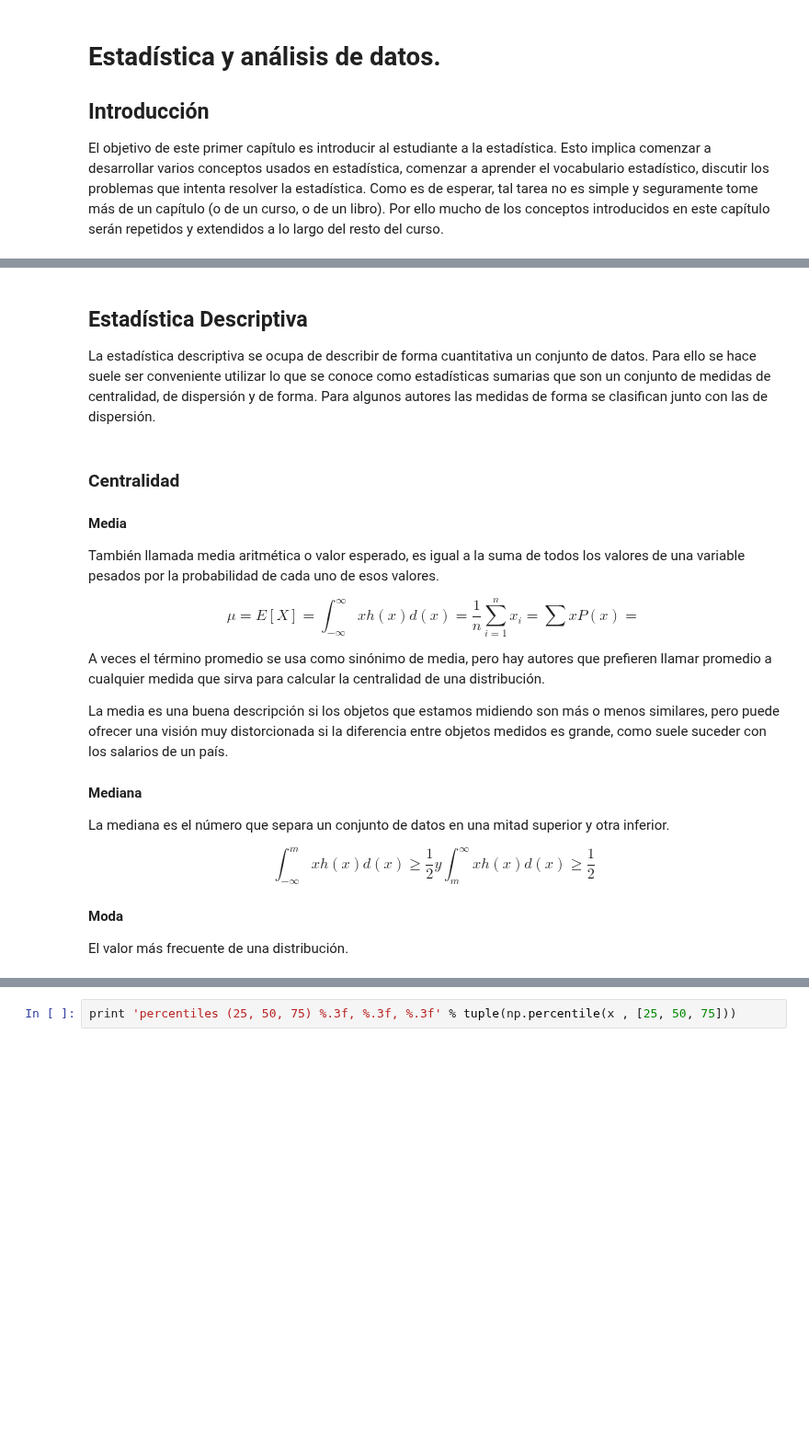
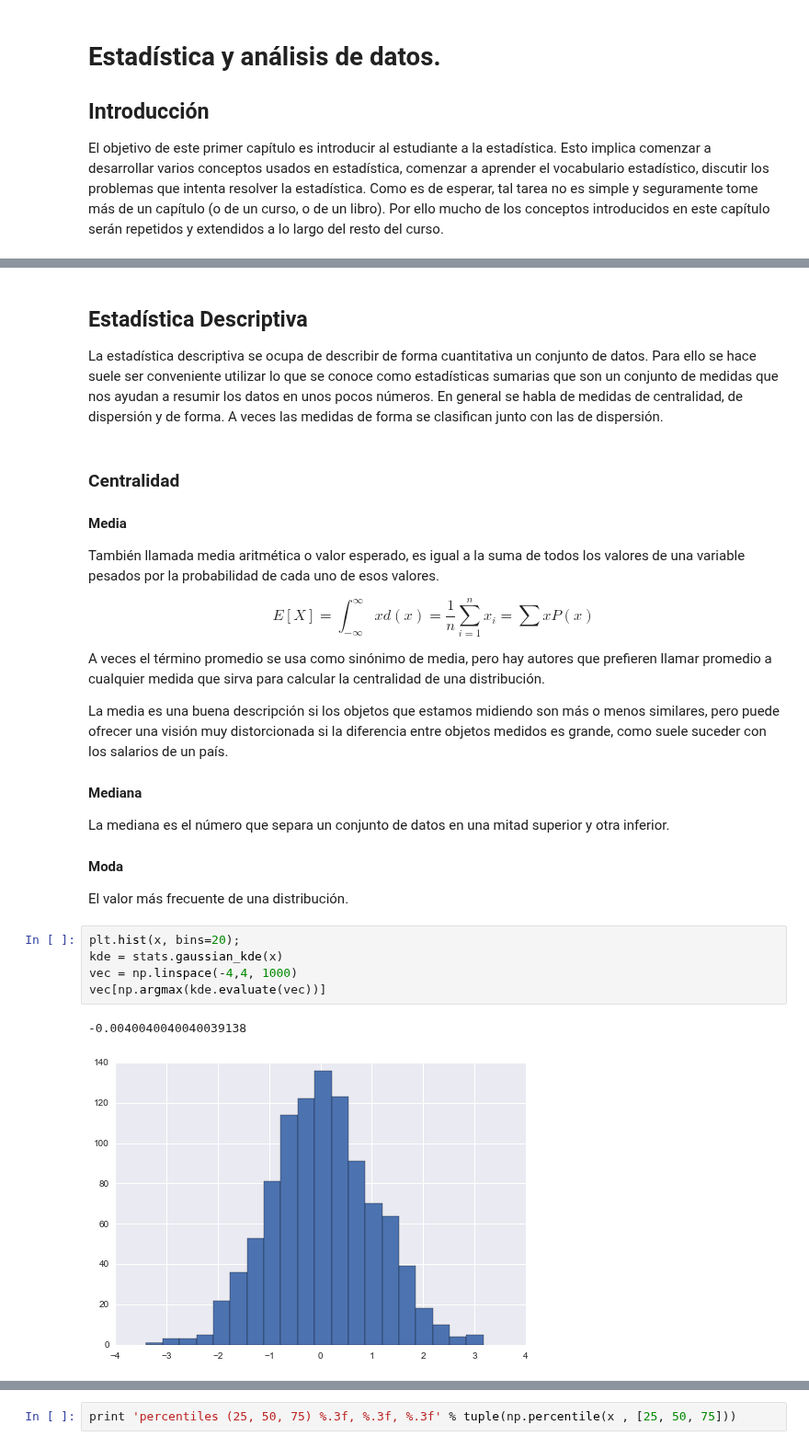
Before and after one commit to jmloyola/EBAD, a Jupyter notebook: 01_estadística/00_introducción.ipynb, the cells around one changed output, grey strips where cells are left out. Shown at 92% size. Saved outputs shown, nothing was run; the diff lists cells and outputs as text; blank space fills up the shorter version.

```diff
--- a/01_estadística/00_introducción.ipynb
+++ b/01_estadística/00_introducción.ipynb
@@ -29,7 +29,7 @@ Como puede verse en el diagrama, tanto la investigación tradicional como la cie
 # %% [markdown]
 ## Estadística Descriptiva
 
-La estadística descriptiva se ocupa de describir de forma cuantitativa un conjunto de datos. Para ello se hace suele ser conveniente utilizar lo que se conoce como estadísticas sumarias que son un conjunto de medidas de centralidad, de dispersión y de forma. Para algunos autores las medidas de forma se clasifican junto con las de dispersión.
+La estadística descriptiva se ocupa de describir de forma cuantitativa un conjunto de datos. Para ello se hace suele ser conveniente utilizar lo que se conoce como estadísticas sumarias que son un conjunto de medidas que nos ayudan a resumir los datos en unos pocos números. En general se habla de medidas de centralidad, de dispersión y de forma. A veces las medidas de forma se clasifican junto con las de dispersión.
 # %% [markdown]
 ### Centralidad
 
@@ -37,8 +37,8 @@ La estadística descriptiva se ocupa de describir de forma cuantitativa un conju
 
 También llamada media aritmética o valor esperado,  es igual a la suma de todos los valores de una variable pesados por la probabilidad de cada uno de esos valores.
 
-$$\mu = E[X] = \int_{-\infty}^{\infty} xh(x) d(x) = \frac{1}{n} \sum_{i=1}^n{x_i}
- = \sum x P(x) = $$
+$$E[X] = \int_{-\infty}^{\infty} x d(x) = \frac{1}{n} \sum_{i=1}^n{x_i}
+ = \sum x P(x) $$
 
 A veces el término promedio se usa como sinónimo de media, pero hay autores que prefieren llamar promedio a cualquier medida que sirva para calcular la centralidad de una distribución.
 
@@ -48,10 +48,16 @@ La media es una buena descripción si los objetos que estamos midiendo son más
 
 La mediana es el número que separa un conjunto de datos en una mitad superior y otra inferior.
 
-$$\int_{-\infty}^{m} xh(x) d(x) \geq  \frac{1}{2}  y \int_{m}^{\infty} xh(x) d(x) \geq \frac{1}{2}$$
-
 #### Moda
 
 El valor más frecuente de una distribución.
+# %%
+plt.hist(x, bins=20);
+kde = stats.gaussian_kde(x)
+vec = np.linspace(-4,4, 1000)
+vec[np.argmax(kde.evaluate(vec))]
+# %% [output]
+-0.0040040040040039138
+[figure, added]
 # %%
 # x ~ N(0, 2)
```
Also changed, not shown: parts of 18 cells of this notebook.
